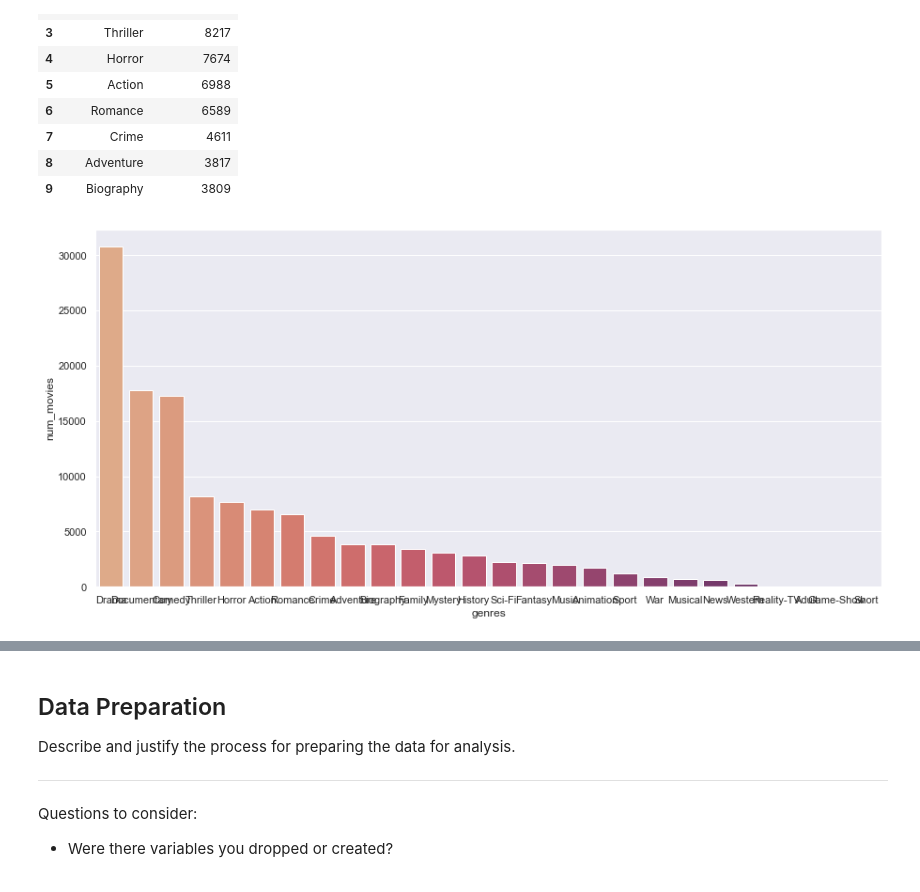
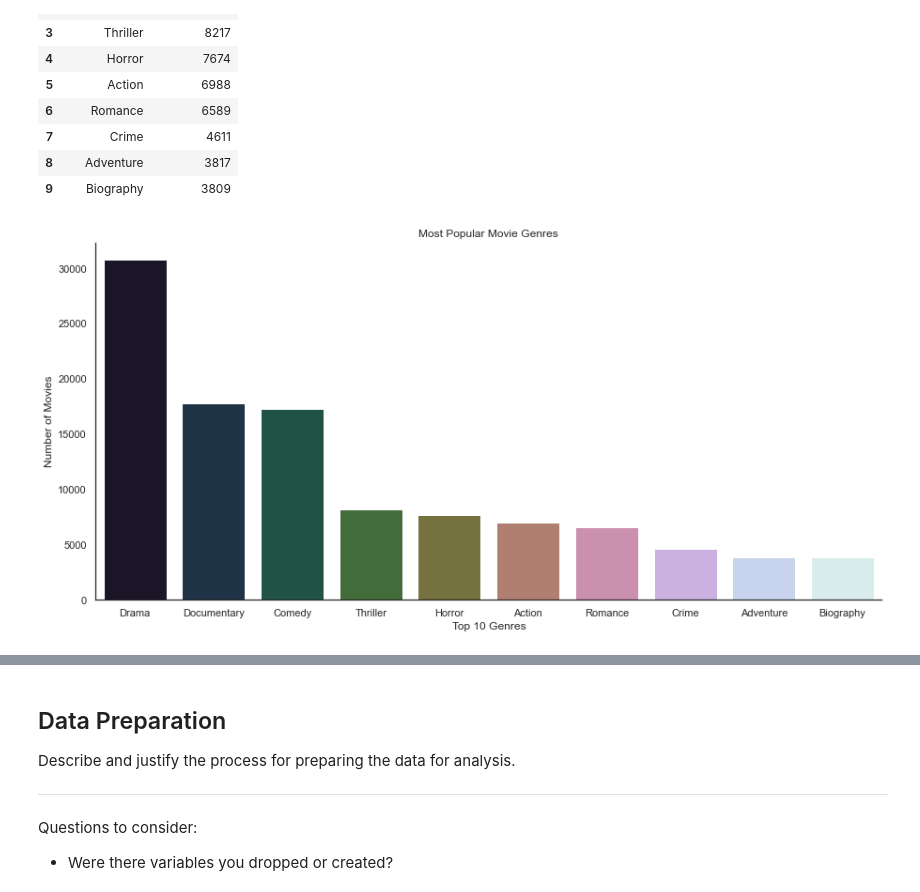
Before and after one commit to alexcasey92/Box-Office-EDA, a Jupyter notebook: dsc-phase1-project-template.ipynb, the cells around one changed output, grey strips where cells are left out. Saved outputs shown, nothing was run; the diff lists cells and outputs as text; code cells hidden in the pictures.

```diff
--- a/dsc-phase1-project-template.ipynb
+++ b/dsc-phase1-project-template.ipynb
@@ -275,19 +351,3 @@ primary_title          0
 runtime_minutes    31739
 genres              5408
 dtype: int64
-# %%
-info = pd.DataFrame(bom_movie['domestic_gross'].sort_values(ascending = False))
-info['title'] = bom_movie['title']
-data = list(map(str,(info['title'])))
-x = list(data[:10])
-y = list(info['domestic_gross'][:10])
-
-#make a plot usinf pointplot for top 10 profitable movies.
-ax = sns.pointplot(x=y,y=x)
-
-#setup the figure size
-sns.set(rc={'figure.figsize':(10,5)})
-#setup the title and labels of the plot.
-ax.set_title("Top 10 Profitable Movies",fontsize = 15)
-ax.set_xlabel("Gross Profit",fontsize = 13)
-sns.set_style("darkgrid")
@@ -420,12 +469,20 @@ top_10
 | 9 | Biography | 3809 |
 # %%
 plt.figure(figsize=(15, 7))
+sns.set_context('notebook')
+sns.set_style("white")
 sns.barplot(
-    x=genres_list["genres"],
-    y=genres_list["num_movies"],
+    x=top_10["genres"],
+    y=top_10["num_movies"],
     orient="v",
     data=top_10, # telling it to plot using the axes already created
-    palette="flare" # set a sequential colormap
+    palette="cubehelix" # set a sequential colormap #flare
+).set(
+    ylabel="Number of Movies",
+    xlabel="Top 10 Genres",
+    title="Most Popular Movie Genres"
 );
+#remove top and right axes spines
+sns.despine()
 # %% [output]
-[figure, old version]
+[figure, new version]
```
Also changed, not shown: parts of 17 cells of this notebook.
